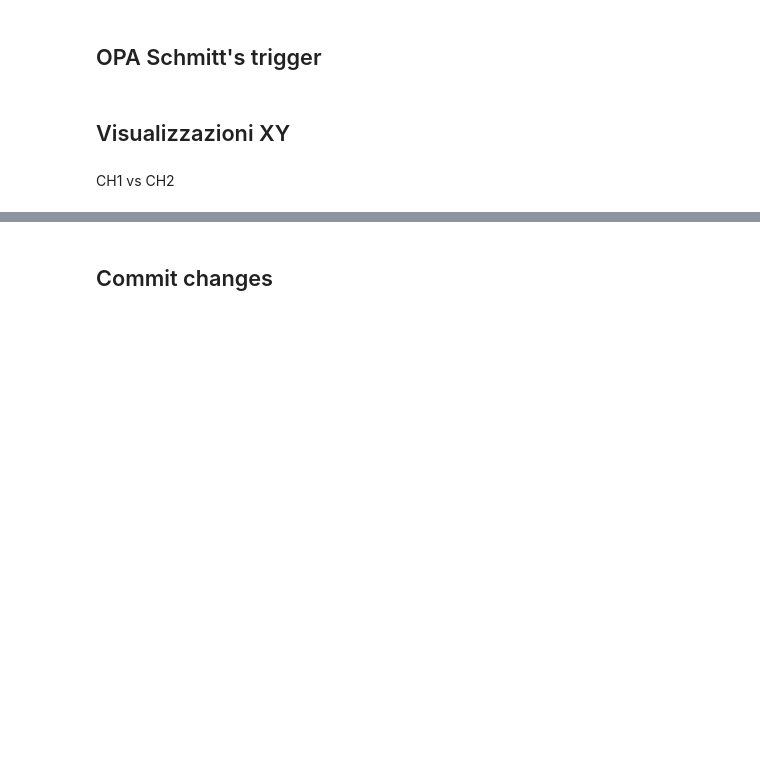
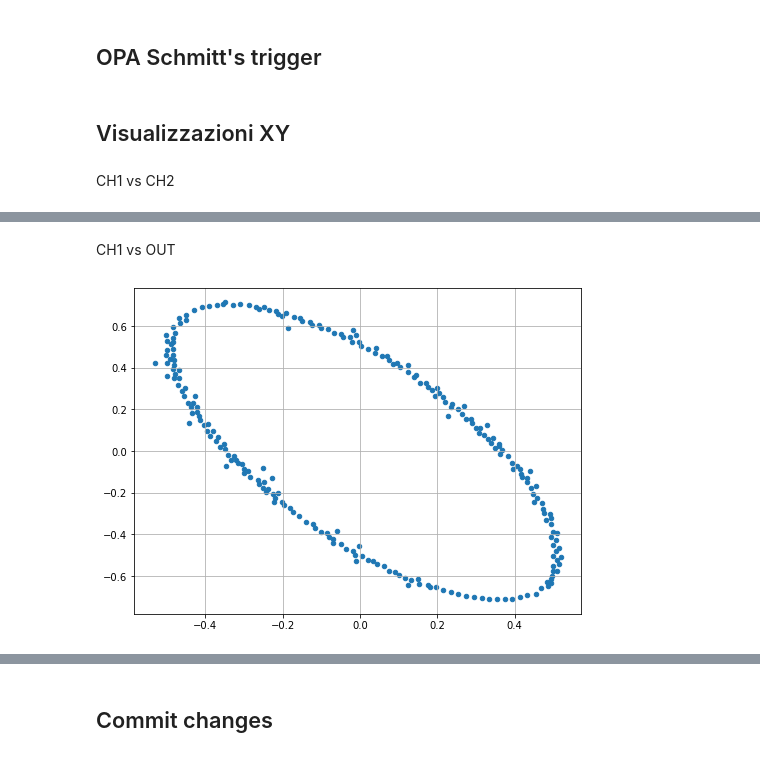
Before and after one commit to valeriopagliarino/Electronics-2021-UNITO-Public, a Jupyter notebook: analysis/3_Mixer_Diff_Trigger.ipynb, the cells around one changed output, grey strips where cells are left out. Drawn from its saved outputs; the diff is of its cells as text; code cells hidden in the pictures; blank space fills up the shorter version.

```diff
--- a/analysis/3_Mixer_Diff_Trigger.ipynb
+++ b/analysis/3_Mixer_Diff_Trigger.ipynb
@@ -227,0 +225,16 @@ ax.grid()
+# %% [markdown]
+CH1 vs OUT
+# %%
+CH1vsOUT = pd.read_csv(f"{DATADIR}/7-10-21/XY/CH1vsOUT.csv")
+
+CH1vsOUTx = CH1vsOUT.to_numpy().transpose()[0]
+CH1vsOUTy = CH1vsOUT.to_numpy().transpose()[1]
+CH1vsOUTx = CH1vsOUTx[(CH1vsOUTx >= -0.6) & (CH1vsOUTx <= 15)]
+CH1vsOUTy = CH1vsOUTy[(CH1vsOUTy >= -0.8) & (CH1vsOUTy <= 15)]
+
+fig, ax = plt.subplots(nrows = 1, ncols = 1, figsize=(8, 6))
+ax.scatter(CH1vsOUTx, CH1vsOUTy, s=20)
+
+ax.grid()
+# %% [output]
+[figure, added]
```
Also changed, not shown: parts of 8 cells of this notebook.
